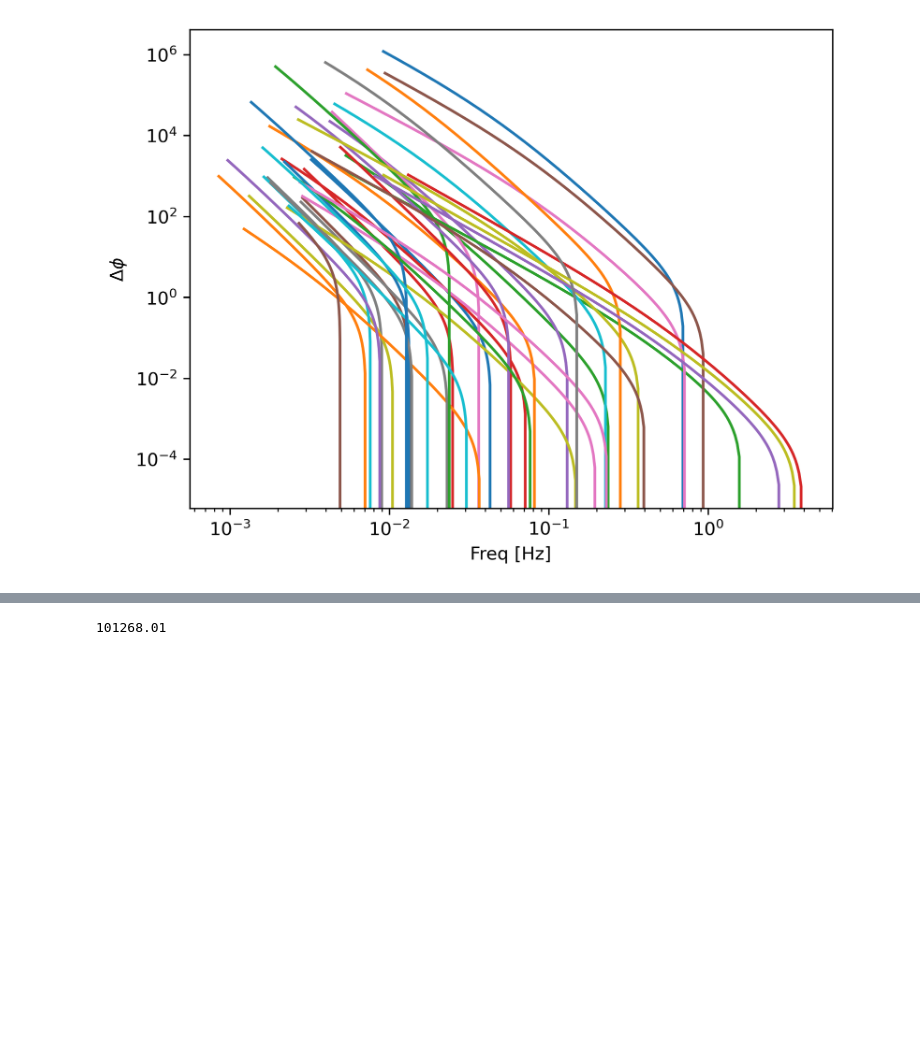
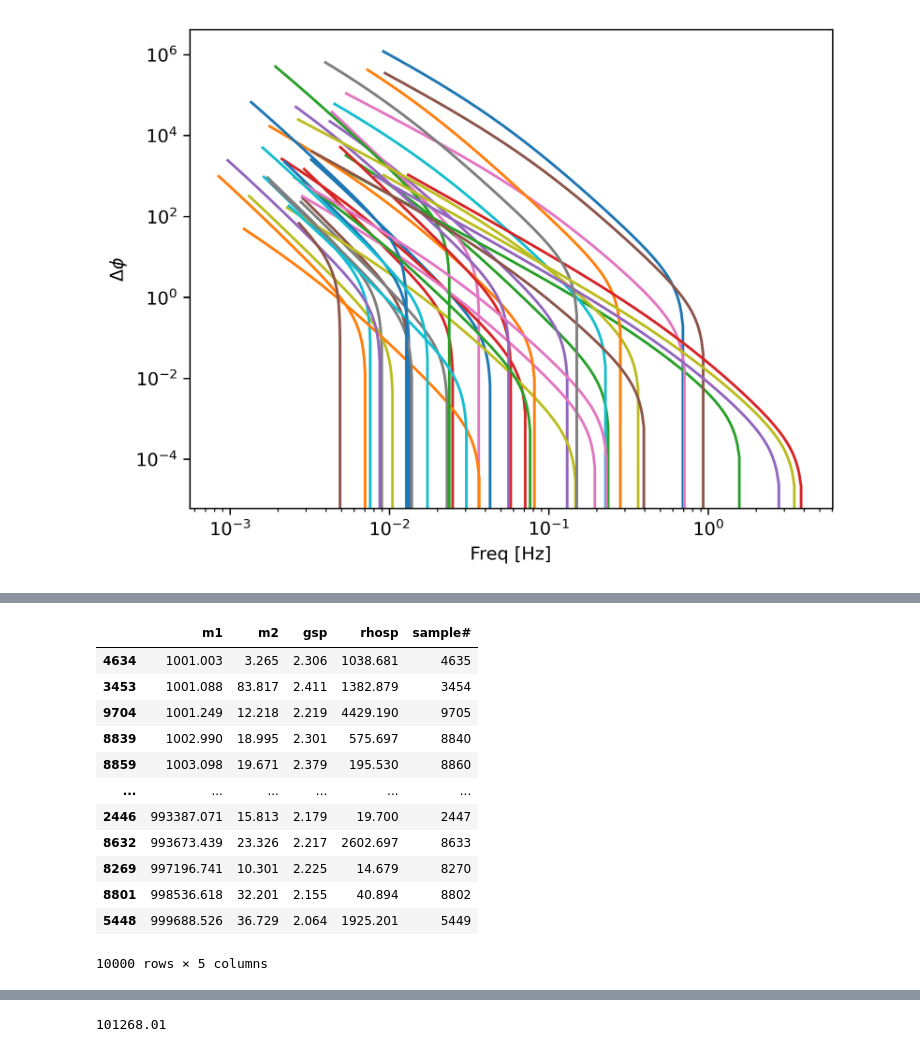
Before and after one commit to lea-y01/ML4PhysAstro, a Jupyter notebook: initial_read.ipynb, the cells around one changed output, grey strips where cells are left out. Cells and saved outputs as stored; diff of their text form; code cells hidden in the pictures; blank space fills up the shorter version.

```diff
--- a/initial_read.ipynb
+++ b/initial_read.ipynb
@@ -84,0 +141,16 @@ params[0]            # look at the metadata for the first file
+# %%
+lambda_df.sort_values('m1', ascending=True)
+# %% [output]
+|  | m1 | m2 | gsp | rhosp | sample# |
+| 4634 | 1001.003 | 3.265 | 2.306 | 1038.681 | 4635 |
+| 3453 | 1001.088 | 83.817 | 2.411 | 1382.879 | 3454 |
+| 9704 | 1001.249 | 12.218 | 2.219 | 4429.190 | 9705 |
+| 8839 | 1002.990 | 18.995 | 2.301 | 575.697 | 8840 |
+| 8859 | 1003.098 | 19.671 | 2.379 | 195.530 | 8860 |
+| ... | ... | ... | ... | ... | ... |
+| 2446 | 993387.071 | 15.813 | 2.179 | 19.700 | 2447 |
+| 8632 | 993673.439 | 23.326 | 2.217 | 2602.697 | 8633 |
+| 8269 | 997196.741 | 10.301 | 2.225 | 14.679 | 8270 |
+| 8801 | 998536.618 | 32.201 | 2.155 | 40.894 | 8802 |
+| 5448 | 999688.526 | 36.729 | 2.064 | 1925.201 | 5449 |
+10000 rows × 5 columns
```
Also changed, not shown: parts of 11 cells of this notebook.
